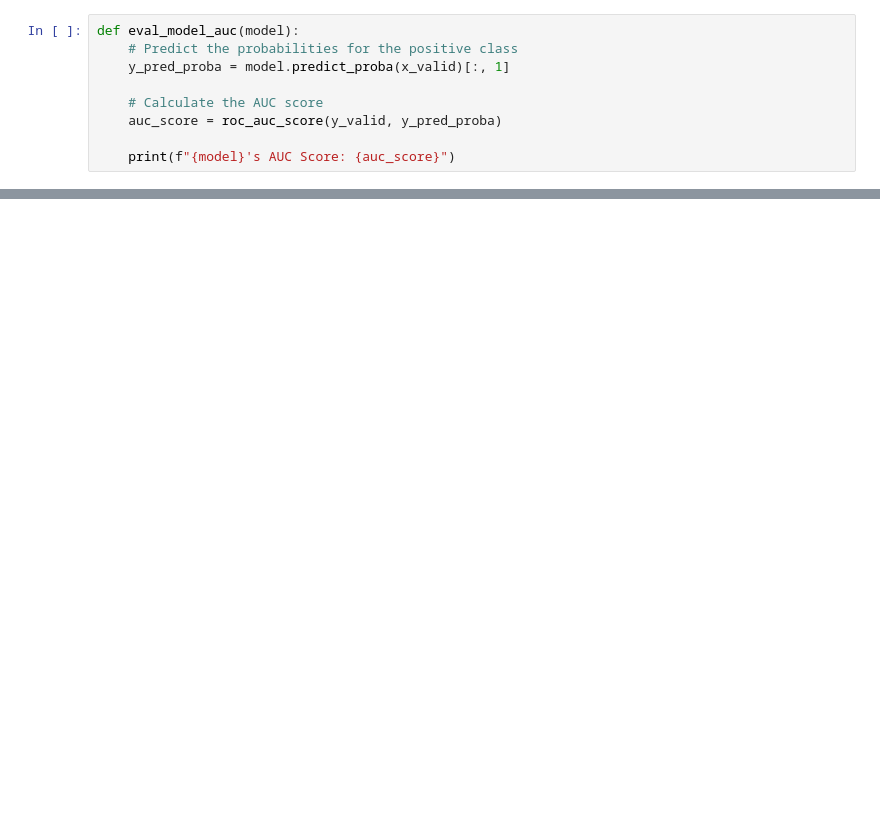
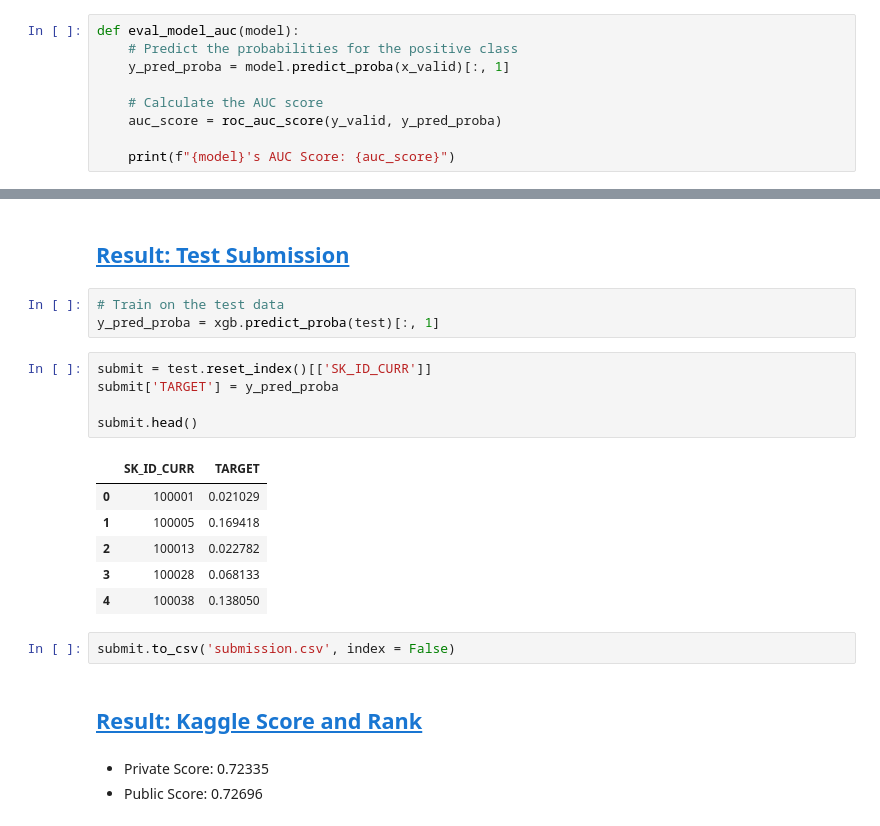
Before and after one commit to dongchanlim/MSBA, a Jupyter notebook: CapstoneProject/notebooks/Models/modeling.ipynb, the cells around one changed output, grey strips where cells are left out. Cells and saved outputs as stored; diff of their text form; blank space fills up the shorter version.

```diff
--- a/CapstoneProject/notebooks/Models/modeling.ipynb
+++ b/CapstoneProject/notebooks/Models/modeling.ipynb
@@ -374,0 +515,24 @@ XGBClassifier(base_score=None, booster=None, callbacks=None,
+# %% [markdown]
+## <a id='toc1_11_'></a>[Result: Test Submission](#toc0_)
+# %%
+# Train on the test data
+y_pred_proba = xgb.predict_proba(test)[:, 1]
+# %%
+submit = test.reset_index()[['SK_ID_CURR']]
+submit['TARGET'] = y_pred_proba
+
+submit.head()
+# %% [output]
+|  | SK_ID_CURR | TARGET |
+| 0 | 100001 | 0.021029 |
+| 1 | 100005 | 0.169418 |
+| 2 | 100013 | 0.022782 |
+| 3 | 100028 | 0.068133 |
+| 4 | 100038 | 0.138050 |
+# %%
+submit.to_csv('submission.csv', index = False)
+# %% [markdown]
+## <a id='toc1_12_'></a>[Result: Kaggle Score and Rank](#toc0_)
+# %% [markdown]
+- Private Score: 0.72335
+- Public Score: 0.72696
```
Also changed, not shown: parts of 47 cells of this notebook.
